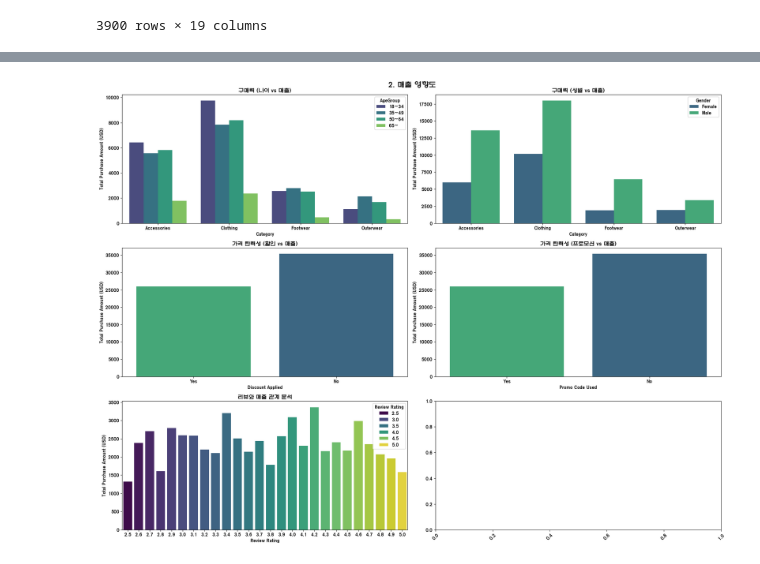
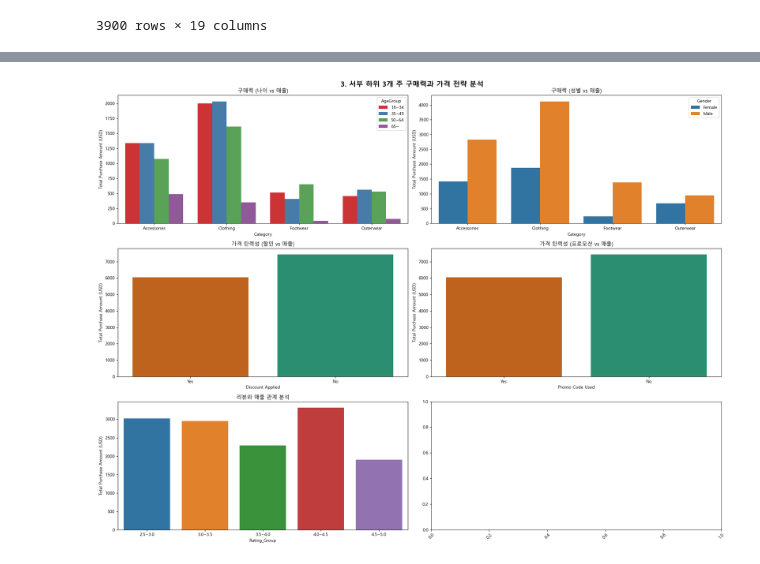
Before and after one commit to jr-2-team/shopping-data-analysis, a Jupyter notebook: LNK.ipynb, the cells around one changed output, grey strips where cells are left out. Saved outputs shown, nothing was run; the diff lists cells and outputs as text; code cells hidden in the pictures.

```diff
--- a/LNK.ipynb
+++ b/LNK.ipynb
@@ -1,3 +100,7 @@
+# %%
+import matplotlib.pyplot as plt
+plt.rcParams['font.family'] = 'Malgun Gothic'
+plt.rcParams['axes.unicode_minus'] = False
 # %%
 # 한글 폰트 설정
 import matplotlib
@@ -159,29 +301,30 @@ plt.show()
 
 fig, ax = plt.subplots(3, 2, figsize=(20, 15))
 
-west_shopping_df = shopping_df[shopping_df['Region']=='서부']
+target_locations = ['Idaho', 'Colorado', 'Hawaii']
+low_3sales_df = west_shopping_df[west_shopping_df['Location'].isin(target_locations)]
 
 #     구매력 Gender, Age, Category ----------------------
 
-gender_age_total_df = west_shopping_df.groupby(['Gender', 'AgeGroup', 'Category', 'Discount Applied', 'Promo Code Used', 'Review Rating', 'Location'])['Purchase Amount (USD)'].sum().reset_index()
-gender_age_total_df.columns = ['Gender', 'AgeGroup', 'Category', 'Discount Applied', 'Promo Code Used', 'Review Rating', 'Location', 'Total Purchase Amount (USD)']
+low_3sales_total_df = low_3sales_df.groupby(['Gender', 'AgeGroup', 'Category', 'Discount Applied', 'Promo Code Used', 'Review Rating', 'Location'])['Purchase Amount (USD)'].sum().reset_index()
+low_3sales_total_df.columns = ['Gender', 'AgeGroup', 'Category', 'Discount Applied', 'Promo Code Used', 'Review Rating', 'Location', 'Total Purchase Amount (USD)']
 
-sns.barplot(data=gender_age_total_df,
+sns.barplot(data=low_3sales_total_df,
             x='Category',
             y='Total Purchase Amount (USD)',
             hue='AgeGroup',
             estimator='sum',
-            palette='viridis',
+            palette='Set1',
             errorbar=None,
             ax=ax[0, 0]
             )
 
-sns.barplot(data=gender_age_total_df,
+sns.barplot(data=low_3sales_total_df,
             x='Category',
             y='Total Purchase Amount (USD)',
             hue='Gender',
             estimator='sum',
-            palette='viridis',
+            palette='tab10',
             errorbar=None,
             ax=ax[0, 1]
             )
@@ -190,57 +333,68 @@ sns.barplot(data=gender_age_total_df,
 
 orderYN = ['Yes', 'No']
 
-sns.barplot(data=gender_age_total_df,
+sns.barplot(data=low_3sales_total_df,
             x='Discount Applied',
             y='Total Purchase Amount (USD)',
             hue='Discount Applied',
             estimator='sum',
-            palette='viridis',
+            palette='Dark2',
             errorbar=None,
             order=orderYN,
             ax=ax[1, 0]
             )
 
-sns.barplot(data=gender_age_total_df,
+sns.barplot(data=low_3sales_total_df,
             x='Promo Code Used',
             y='Total Purchase Amount (USD)',
             hue='Promo Code Used',
             estimator='sum',
-            palette='viridis',
+            palette='Dark2',
             errorbar=None,
             order=orderYN,
             ax=ax[1, 1]
             )
 
 #     리뷰와 매출 관계 Review Rating, Purchase Amount ----------
 
-sns.barplot(data=gender_age_total_df,
-            x='Review Rating',
+bins = [2.5, 3.0, 3.5, 4.0, 4.5, 5.0]
+labels = ['2.5~3.0', '3.0~3.5', '3.5~4.0', '4.0~4.5', '4.5~5.0']
+
+low_3sales_total_df['Rating_Group'] = pd.cut(
+    low_3sales_total_df['Review Rating'],
+    bins=bins,
+    labels=labels,
+    right=True,
+    include_lowest=True
+)
+
+sns.barplot(data=low_3sales_total_df,
+            x='Rating_Group',
             y='Total Purchase Amount (USD)',
-            hue='Review Rating',
+            hue='Rating_Group',
             estimator='sum',
-            palette='viridis',
+            palette='tab10',
             errorbar=None,
             ax=ax[2, 0]
             )
 
 
 ax[2, 1].tick_params(axis='x', rotation=45)
 
-plt.suptitle("2. 구매력과 가격 전략 분석", fontsize=16, fontweight='bold')
+plt.suptitle("3. 서부 하위 3개 주 구매력과 가격 전략 분석", fontsize=16, fontweight='bold')
 
 # 2. 구매력과 가격 전략 분석
 ax[0, 0].set_title('구매력 (나이 vs 매출)')
 ax[0, 1].set_title('구매력 (성별 vs 매출)')
 ax[1, 0].set_title('가격 탄력성 (할인 vs 매출)')
 ax[1, 1].set_title('가격 탄력성 (프로모션 vs 매출)')
 ax[2, 0].set_title('리뷰와 매출 관계 분석')
 
 plt.tight_layout()
 
 plt.show()
 # %% [output]
-[figure, old version]
+[figure, new version]
 # %%
 # 3. 지역/계절별 트렌드 분석
 
```
Also changed, not shown: parts of 15 cells of this notebook, 1 other file.
